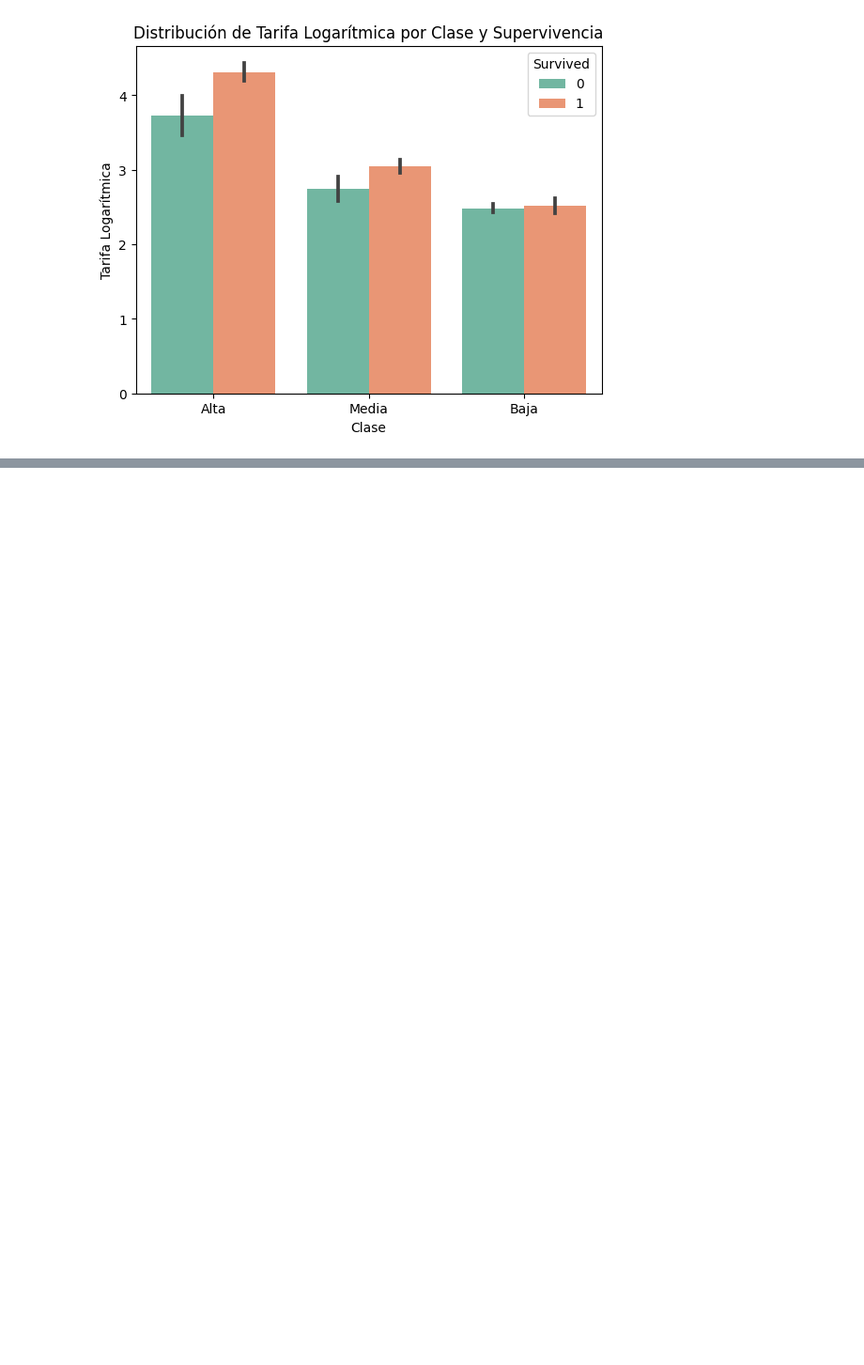
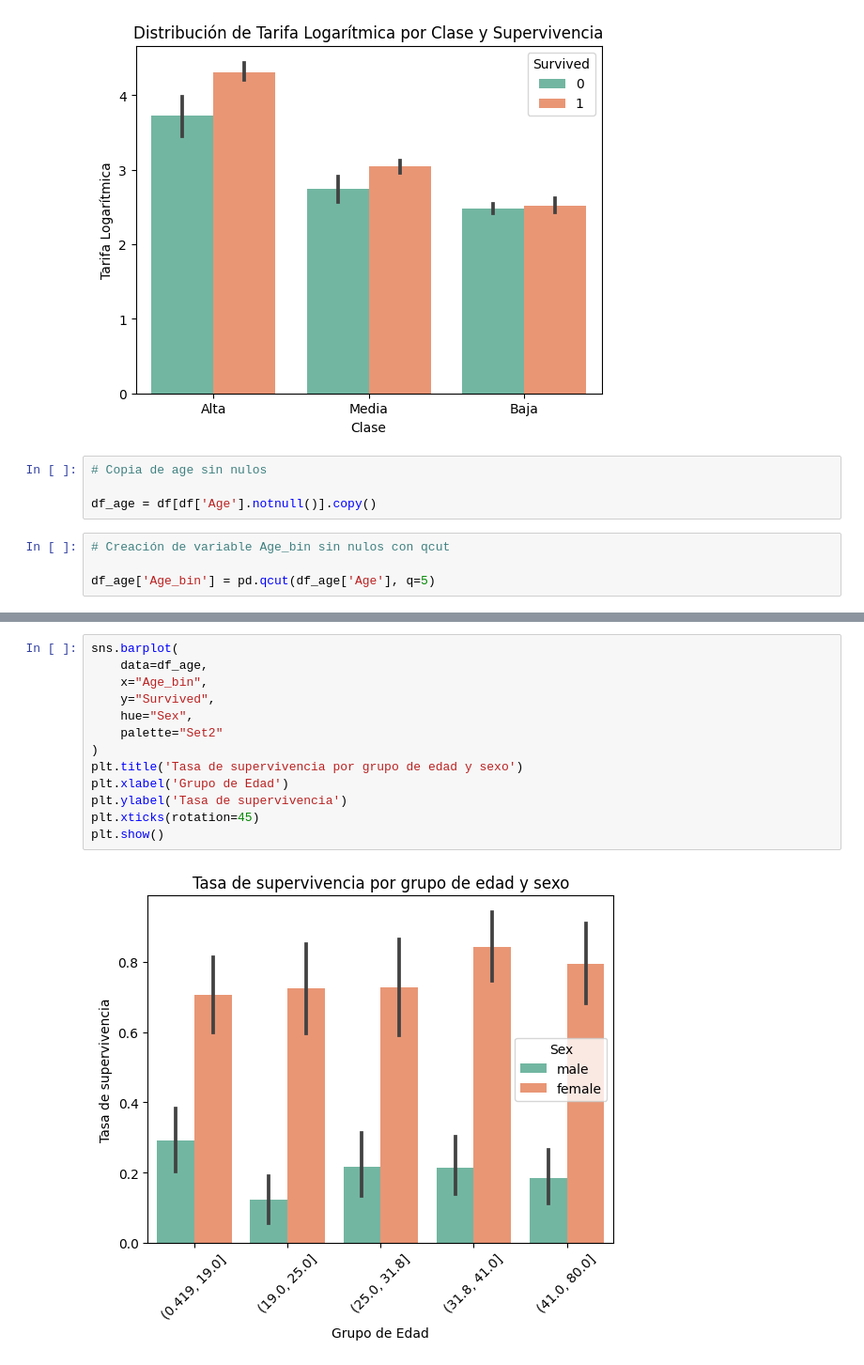
Before and after one commit to urcuninna/titanic_project, a Jupyter notebook: nootebooks/01_data_exploration.ipynb, the cells around one changed output, grey strips where cells are left out. Shown at 94% size. Drawn from its saved outputs; the diff is of its cells as text; blank space fills up the shorter version.

```diff
--- a/nootebooks/01_data_exploration.ipynb
+++ b/nootebooks/01_data_exploration.ipynb
@@ -1104,3 +1095,11 @@ plt.xticks(ticks=[0,1,2], labels=["Alta", "Media", "Baja"])
 plt.show()
 # %% [output]
 [figure]
+# %%
+# Copia de age sin nulos
+
+df_age = df[df['Age'].notnull()].copy()
+# %%
+# Creación de variable Age_bin sin nulos con qcut
+
+df_age['Age_bin'] = pd.qcut(df_age['Age'], q=5)
@@ -1106,0 +1138,15 @@ plt.show()
+# %%
+sns.barplot(
+    data=df_age,
+    x="Age_bin",
+    y="Survived",
+    hue="Sex",
+    palette="Set2"
+)
+plt.title('Tasa de supervivencia por grupo de edad y sexo')
+plt.xlabel('Grupo de Edad')
+plt.ylabel('Tasa de supervivencia')
+plt.xticks(rotation=45)
+plt.show()
+# %% [output]
+[figure, added]
```
Also changed, not shown: parts of 16 cells of this notebook.
